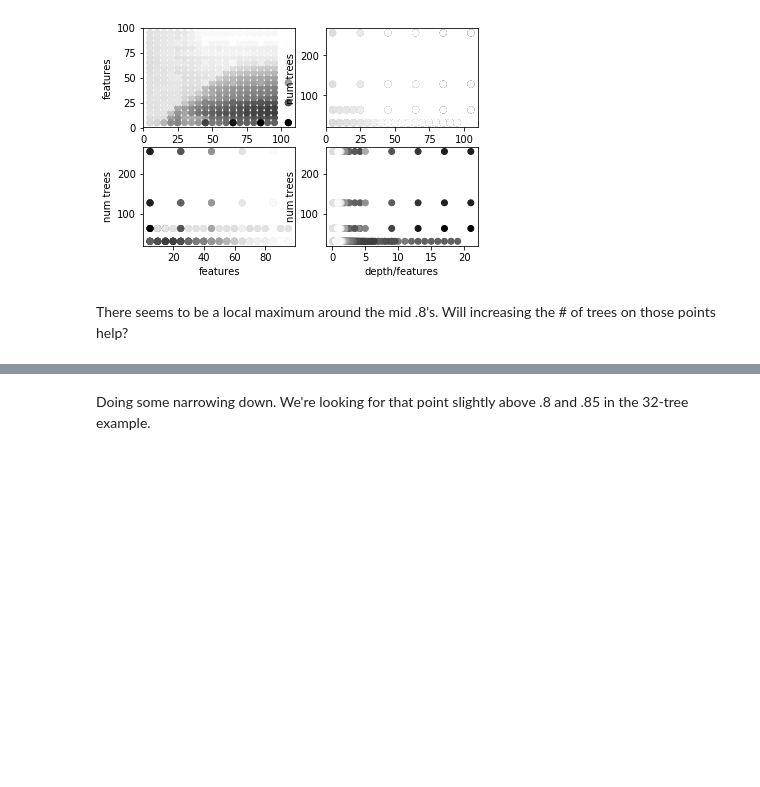
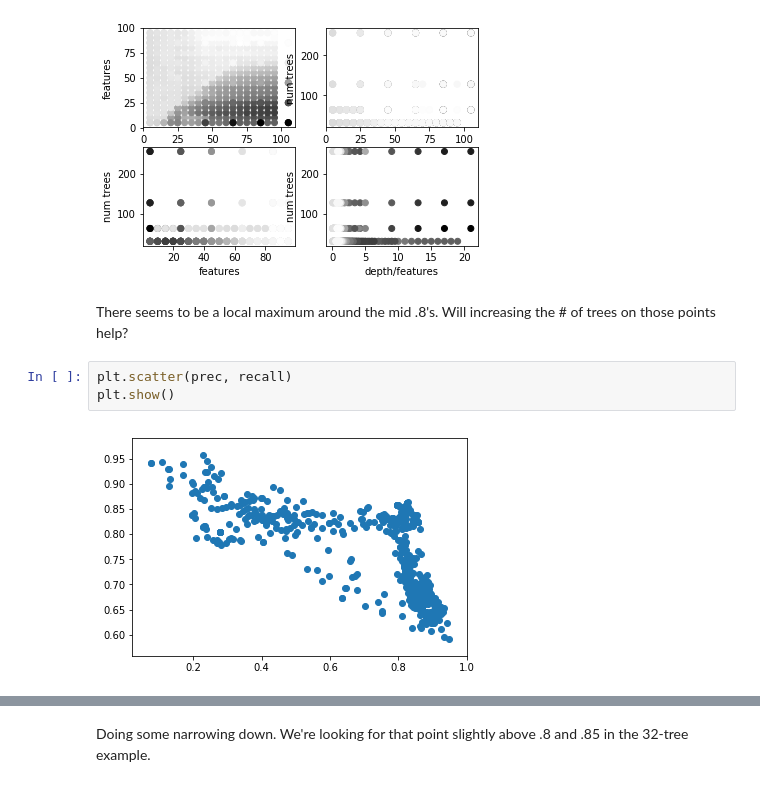
Before and after one commit to xingfanxia/comps_ediscovery, a Jupyter notebook: nachtm_exps/PSweepVis.ipynb, the cells around one changed output, grey strips where cells are left out. Cells and saved outputs as stored; diff of their text form; blank space fills up the shorter version.

```diff
--- a/nachtm_exps/PSweepVis.ipynb
+++ b/nachtm_exps/PSweepVis.ipynb
@@ -133,6 +134,11 @@ plt.show()
 [figure]
 # %% [markdown]
 There seems to be a local maximum around the mid .8's. Will increasing the # of trees on those points help?
+# %%
+plt.scatter(prec, recall)
+plt.show()
+# %% [output]
+[figure, added]
 # %%
 def filter_func():
     return num==tree_filter
```
Also changed, not shown: parts of 20 cells of this notebook, 1 other file.
